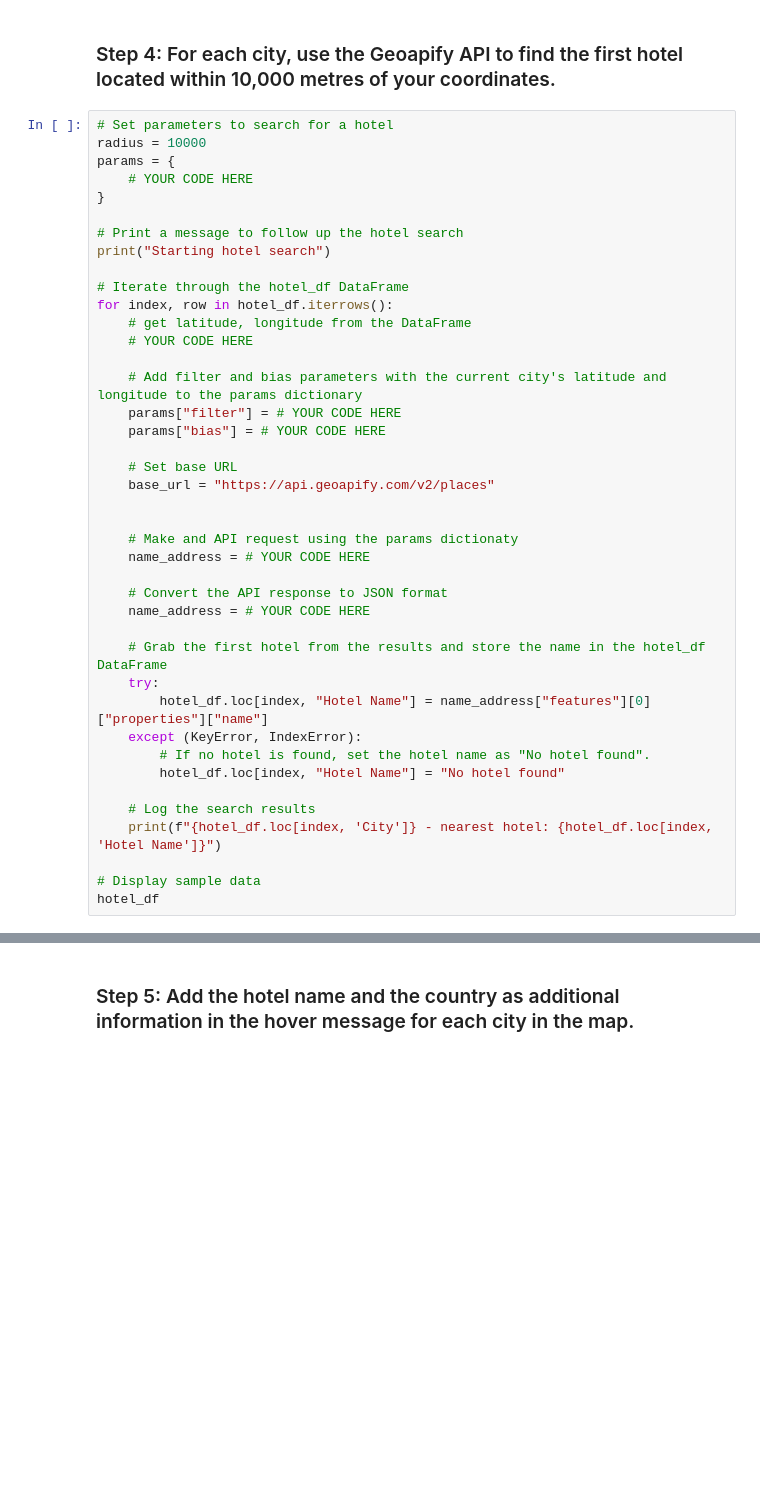
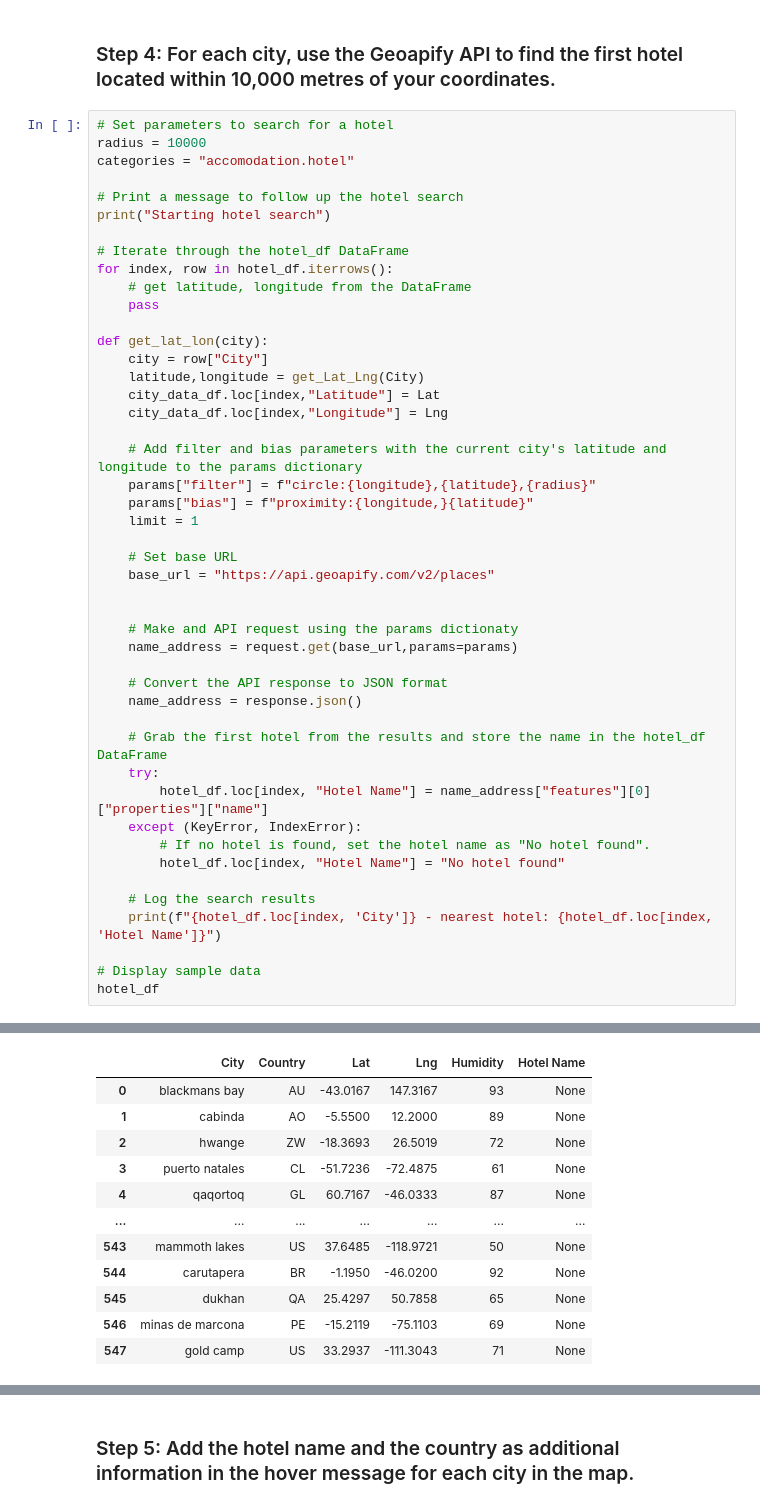
Before and after one commit to zaynab72/python-api-challenge, a Jupyter notebook: VacationPy.ipynb, the cells around one changed output, grey strips where cells are left out. Cells and saved outputs as stored; diff of their text form; blank space fills up the shorter version.

```diff
--- a/VacationPy.ipynb
+++ b/VacationPy.ipynb
@@ -190,9 +190,7 @@ print(hotel_df.head())
 # %%
 # Set parameters to search for a hotel
 radius = 10000
-params = {
-    # YOUR CODE HERE
-}
+categories = "accomodation.hotel"
 
 # Print a message to follow up the hotel search
 print("Starting hotel search")
@@ -200,21 +198,28 @@ print("Starting hotel search")
 # Iterate through the hotel_df DataFrame
 for index, row in hotel_df.iterrows():
     # get latitude, longitude from the DataFrame
-    # YOUR CODE HERE
+    pass
+
+def get_lat_lon(city):
+    city = row["City"]
+    latitude,longitude = get_Lat_Lng(City)
+    city_data_df.loc[index,"Latitude"] = Lat
+    city_data_df.loc[index,"Longitude"] = Lng
 
     # Add filter and bias parameters with the current city's latitude and longitude to the params dictionary
-    params["filter"] = # YOUR CODE HERE
-    params["bias"] = # YOUR CODE HERE
+    params["filter"] = f"circle:{longitude},{latitude},{radius}"
+    params["bias"] = f"proximity:{longitude,}{latitude}"
+    limit = 1
 
     # Set base URL
     base_url = "https://api.geoapify.com/v2/places"
 
 
     # Make and API request using the params dictionaty
-    name_address = # YOUR CODE HERE
+    name_address = request.get(base_url,params=params)
 
     # Convert the API response to JSON format
-    name_address = # YOUR CODE HERE
+    name_address = response.json()
 
     # Grab the first hotel from the results and store the name in the hotel_df DataFrame
     try:
@@ -228,3 +233,4 @@ for index, row in hotel_df.iterrows():
 
 # Display sample data
 hotel_df
+# %% [output]
@@ -230,0 +238,12 @@ hotel_df
+|  | City | Country | Lat | Lng | Humidity | Hotel Name |
+| 0 | blackmans bay | AU | -43.0167 | 147.3167 | 93 | None |
+| 1 | cabinda | AO | -5.5500 | 12.2000 | 89 | None |
+| 2 | hwange | ZW | -18.3693 | 26.5019 | 72 | None |
+| 3 | puerto natales | CL | -51.7236 | -72.4875 | 61 | None |
+| 4 | qaqortoq | GL | 60.7167 | -46.0333 | 87 | None |
+| ... | ... | ... | ... | ... | ... | ... |
+| 543 | mammoth lakes | US | 37.6485 | -118.9721 | 50 | None |
+| 544 | carutapera | BR | -1.1950 | -46.0200 | 92 | None |
+| 545 | dukhan | QA | 25.4297 | 50.7858 | 65 | None |
+| 546 | minas de marcona | PE | -15.2119 | -75.1103 | 69 | None |
+| 547 | gold camp | US | 33.2937 | -111.3043 | 71 | None |
```
Also changed, not shown: parts of 5 cells of this notebook.
